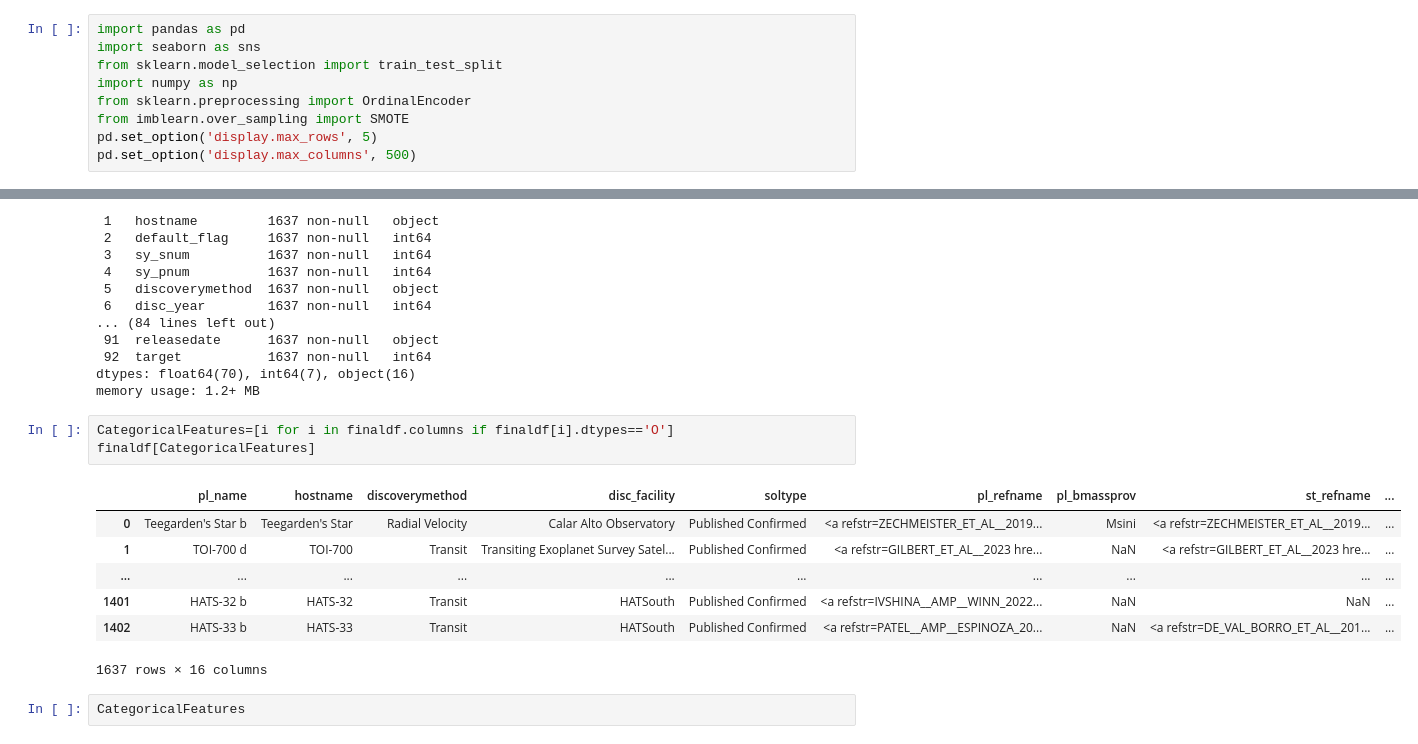
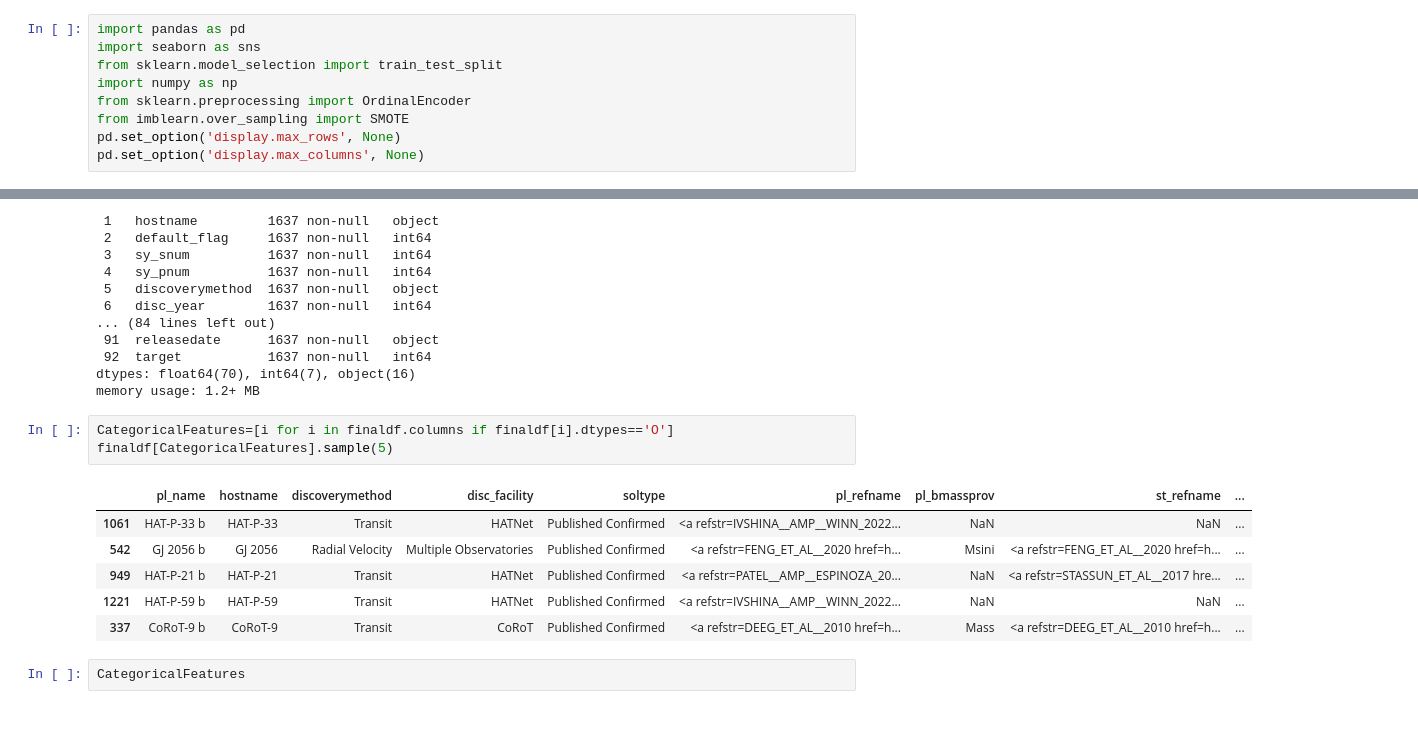
Before and after one commit to Sarthakpurii/ExoRealm, a Jupyter notebook: ML Model/main.ipynb, the cells around one changed output, grey strips where cells are left out. Saved outputs shown, nothing was run; the diff lists cells and outputs as text.

```diff
--- a/ML Model/main.ipynb
+++ b/ML Model/main.ipynb
@@ -5,7 +5,7 @@ from sklearn.model_selection import train_test_split
 import numpy as np
 from sklearn.preprocessing import OrdinalEncoder
 from imblearn.over_sampling import SMOTE
-pd.set_option('display.max_rows', 5)
-pd.set_option('display.max_columns', 500)
+pd.set_option('display.max_rows', None)
+pd.set_option('display.max_columns', None)
 # %%
 Habitable=pd.read_csv('data.csv')
@@ -255,15 +252,14 @@ dtypes: float64(70), int64(7), object(16)
 memory usage: 1.2+ MB
 # %%
 CategoricalFeatures=[i for i in finaldf.columns if finaldf[i].dtypes=='O']
-finaldf[CategoricalFeatures]
+finaldf[CategoricalFeatures].sample(5)
 # %% [output]
 |  | pl_name | hostname | discoverymethod | disc_facility | soltype | pl_refname | pl_bmassprov | st_refname | ... |
-| 0 | Teegarden's Star b | Teegarden's Star | Radial Velocity | Calar Alto Observatory | Published Confirmed | <a refstr=ZECHMEISTER_ET_AL__2019... | Msini | <a refstr=ZECHMEISTER_ET_AL__2019... | ... |
-| 1 | TOI-700 d | TOI-700 | Transit | Transiting Exoplanet Survey Satel... | Published Confirmed | <a refstr=GILBERT_ET_AL__2023 hre... | NaN | <a refstr=GILBERT_ET_AL__2023 hre... | ... |
-| ... | ... | ... | ... | ... | ... | ... | ... | ... | ... |
-| 1401 | HATS-32 b | HATS-32 | Transit | HATSouth | Published Confirmed | <a refstr=IVSHINA__AMP__WINN_2022... | NaN | NaN | ... |
-| 1402 | HATS-33 b | HATS-33 | Transit | HATSouth | Published Confirmed | <a refstr=PATEL__AMP__ESPINOZA_20... | NaN | <a refstr=DE_VAL_BORRO_ET_AL__201... | ... |
+| 1061 | HAT-P-33 b | HAT-P-33 | Transit | HATNet | Published Confirmed | <a refstr=IVSHINA__AMP__WINN_2022... | NaN | NaN | ... |
+| 542 | GJ 2056 b | GJ 2056 | Radial Velocity | Multiple Observatories | Published Confirmed | <a refstr=FENG_ET_AL__2020 href=h... | Msini | <a refstr=FENG_ET_AL__2020 href=h... | ... |
+| 949 | HAT-P-21 b | HAT-P-21 | Transit | HATNet | Published Confirmed | <a refstr=PATEL__AMP__ESPINOZA_20... | NaN | <a refstr=STASSUN_ET_AL__2017 hre... | ... |
+| 1221 | HAT-P-59 b | HAT-P-59 | Transit | HATNet | Published Confirmed | <a refstr=IVSHINA__AMP__WINN_2022... | NaN | NaN | ... |
+| 337 | CoRoT-9 b | CoRoT-9 | Transit | CoRoT | Published Confirmed | <a refstr=DEEG_ET_AL__2010 href=h... | Mass | <a refstr=DEEG_ET_AL__2010 href=h... | ... |
-1637 rows × 16 columns
 # %%
 CategoricalFeatures
 # %% [output]
```
Also changed, not shown: parts of 16 cells of this notebook.
